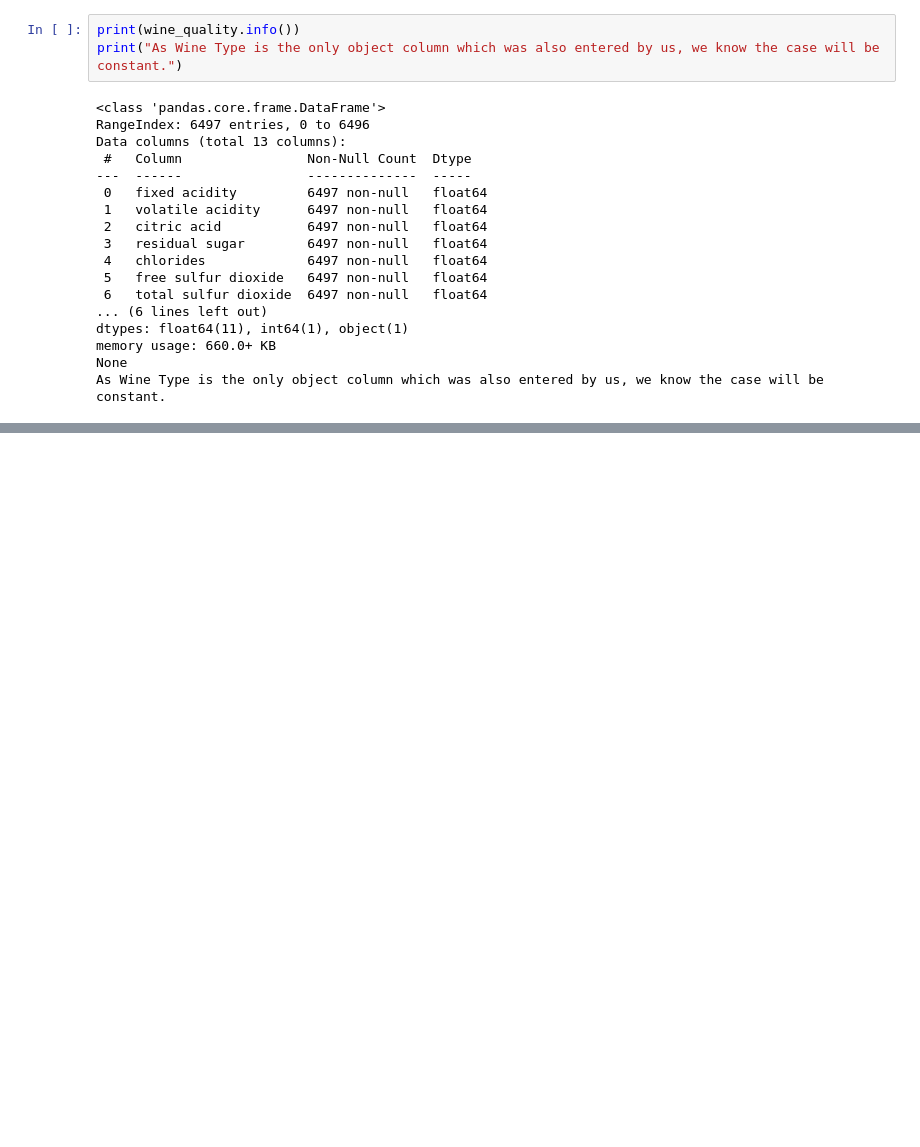
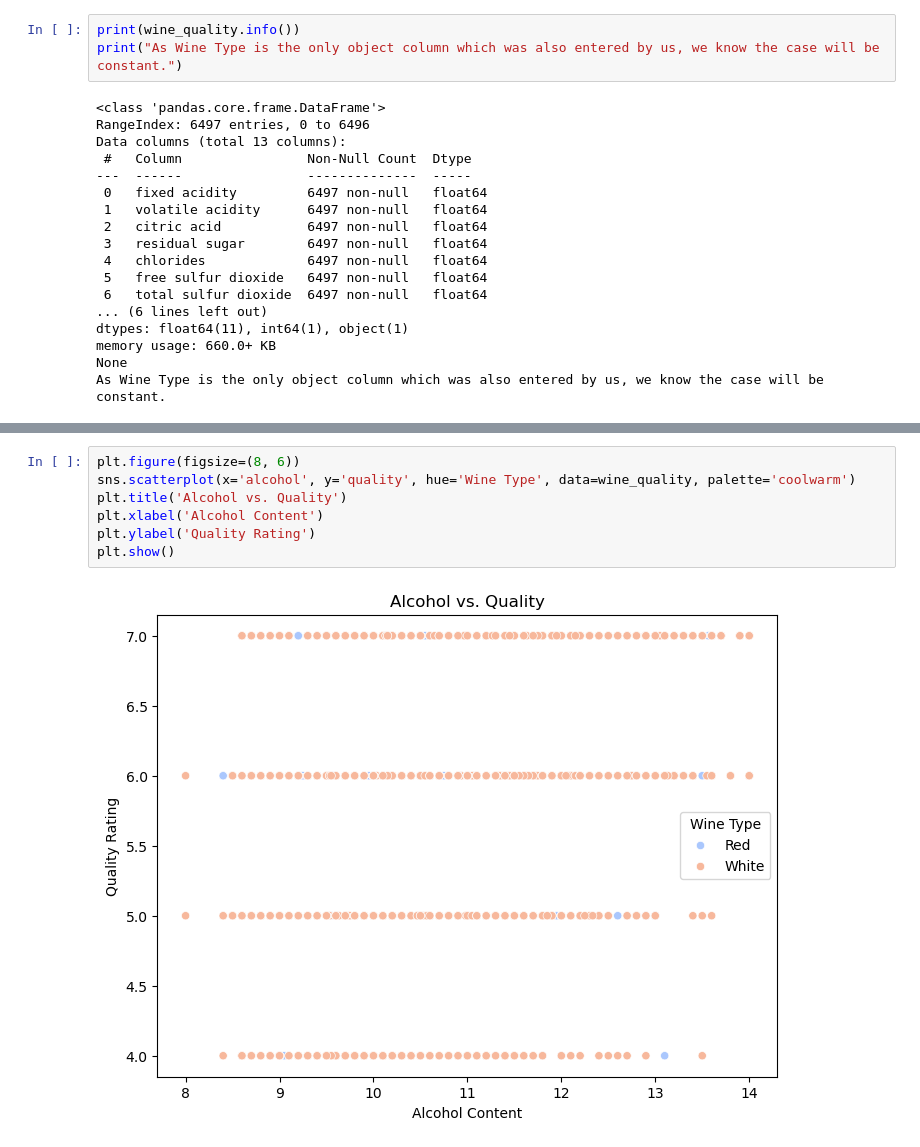
Before and after one commit to MythriShivakumar/A1_ML, a Jupyter notebook: wine_quality.ipynb, the cells around one changed output, grey strips where cells are left out. Drawn from its saved outputs; the diff is of its cells as text; blank space fills up the shorter version.

```diff
--- a/wine_quality.ipynb
+++ b/wine_quality.ipynb
@@ -87,0 +122,9 @@ Since the dataset will be reduced by more than 1600 values, we replace the outli
+# %%
+plt.figure(figsize=(8, 6))
+sns.scatterplot(x='alcohol', y='quality', hue='Wine Type', data=wine_quality, palette='coolwarm')
+plt.title('Alcohol vs. Quality')
+plt.xlabel('Alcohol Content')
+plt.ylabel('Quality Rating')
+plt.show()
+# %% [output]
+[figure, added]
```
Also changed, not shown: parts of 9 cells of this notebook.
